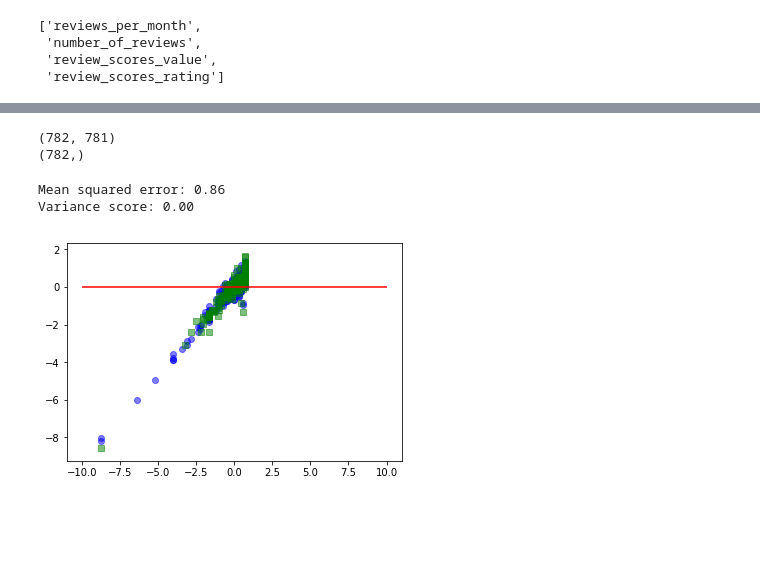
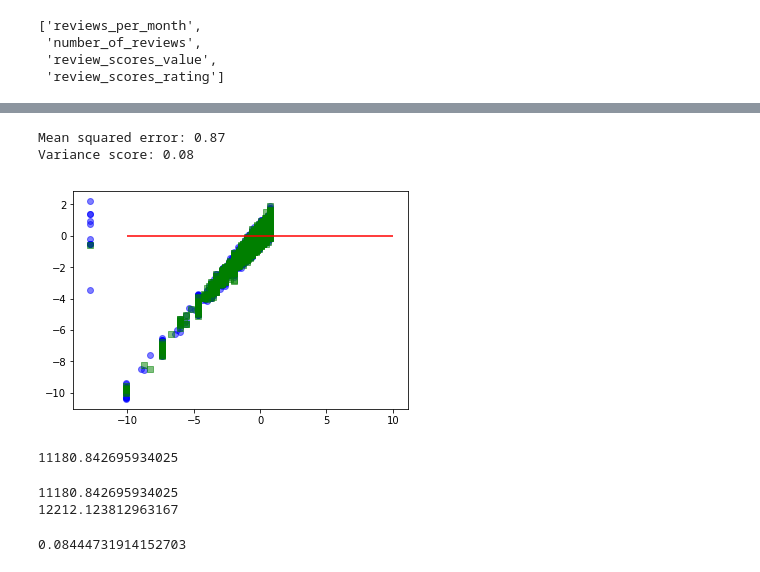
Before and after one commit to jhabib/w210, a Jupyter notebook: initial_classifier_eda.ipynb, the cells around one changed output, grey strips where cells are left out. Saved outputs shown, nothing was run; the diff lists cells and outputs as text; code cells hidden in the pictures; blank space fills up the shorter version.

Commit message:
updated some models; ran PCA; looked at residuals"

```diff
--- a/initial_classifier_eda.ipynb
+++ b/initial_classifier_eda.ipynb
@@ -23,7 +23,7 @@ import pandas as pd
 # %%
 all_data = pd.read_csv('./data/review_features.csv', low_memory=False)
 # %%
-data = all_data.sample(1000, random_state=1234)
+data = all_data.sample(50000, random_state=1)
 cols_to_drop = ['access', 'amenities_', 'description', \
                'house_rules', 'id', 'host_verifications', 'last_review', 'last_scraped', \
                'market', 'neighborhood_overview', 'neighbourhood', 'neighbourhood_cleansed', \
@@ -168,7 +175,7 @@ print y.shape
 # Try PCA
 from sklearn.decomposition import PCA, KernelPCA
 
-pca = PCA(n_components=10)
+pca = PCA(n_components=30)
 X = pca.fit_transform(X)
 # %%
 print X.shape
@@ -179,14 +207,11 @@ print y.shape
 # %%
 # Try KernelPCA
 
-kcpa = KernelPCA(kernel='rbf', fit_inverse_transform=True, gamma=10)
-X = kcpa.fit_transform(X)
+# kcpa = KernelPCA(kernel='rbf', fit_inverse_transform=True, gamma=10)
+# X = kcpa.fit_transform(X)
 
-print X.shape
-print y.shape
+# print X.shape
+# print y.shape
-# %% [output]
-(782, 781)
-(782,)
 # %%
 # from sklearn.preprocessing import PolynomialFeatures
 
@@ -204,32 +229,32 @@ X_train, X_test, y_train, y_test = train_test_split(X,
 # %%
 import matplotlib.pyplot as plt
 import numpy as np
 from sklearn import datasets, linear_model
 from sklearn.metrics import mean_squared_error, r2_score, accuracy_score, make_scorer, roc_auc_score
 
 # Create linear regression object
-regr = linear_model.Lasso(alpha=0.01, fit_intercept=True, max_iter=1000, tol=0.1)
+regr = linear_model.Lasso(alpha=0.0001, fit_intercept=False, max_iter=10000)
 
 # Train the model using the training sets
 regr.fit(X_train, y_train)
 
 y_train_pred = regr.predict(X_train)
 
 # Make predictions using the testing set
 y_pred = regr.predict(X_test)
 
 # The mean squared error
 print("Mean squared error: %.2f"
       % mean_squared_error(y_test, y_pred))
 # Explained variance score: 1 is perfect prediction
-print('Variance score: %.2f' % r2_score(y_test, y_pred))
+print('Variance score: %.2f' % r2_score(y_test.tolist(), y_pred.tolist()))
 
 # Plot the residuals
 plt.scatter(y_train, y_train-y_train_pred, c='b', marker='o', alpha=0.5)
 plt.scatter(y_test, y_test-y_pred, c='g', marker='s', alpha=0.5)
 plt.hlines(y=0, xmin=-10, xmax=10, color='r')
 plt.show()
 # %% [output]
-Mean squared error: 0.86
-Variance score: 0.00
+Mean squared error: 0.87
+Variance score: 0.08
-[figure, old version]
+[figure, new version]
@@ -235,0 +275,10 @@ Variance score: 0.00
+# %%
+squared_err(y_test, y_pred)
+# %% [output]
+11180.842695934025
+# %%
+coeff_of_determination(y_test, y_pred)
+# %% [output]
+11180.842695934025
+12212.123812963167
+0.08444731914152703
```
Also changed, not shown: parts of 18 cells of this notebook.
